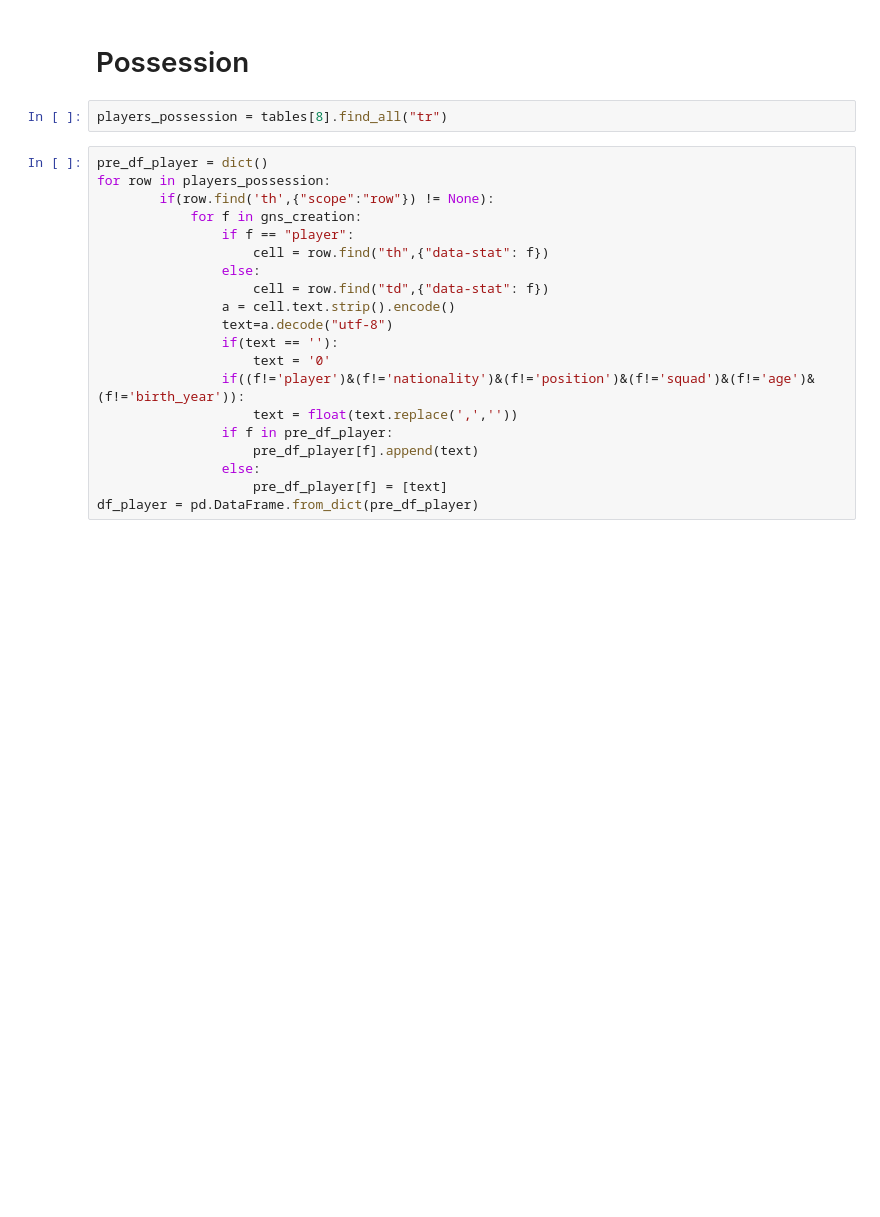
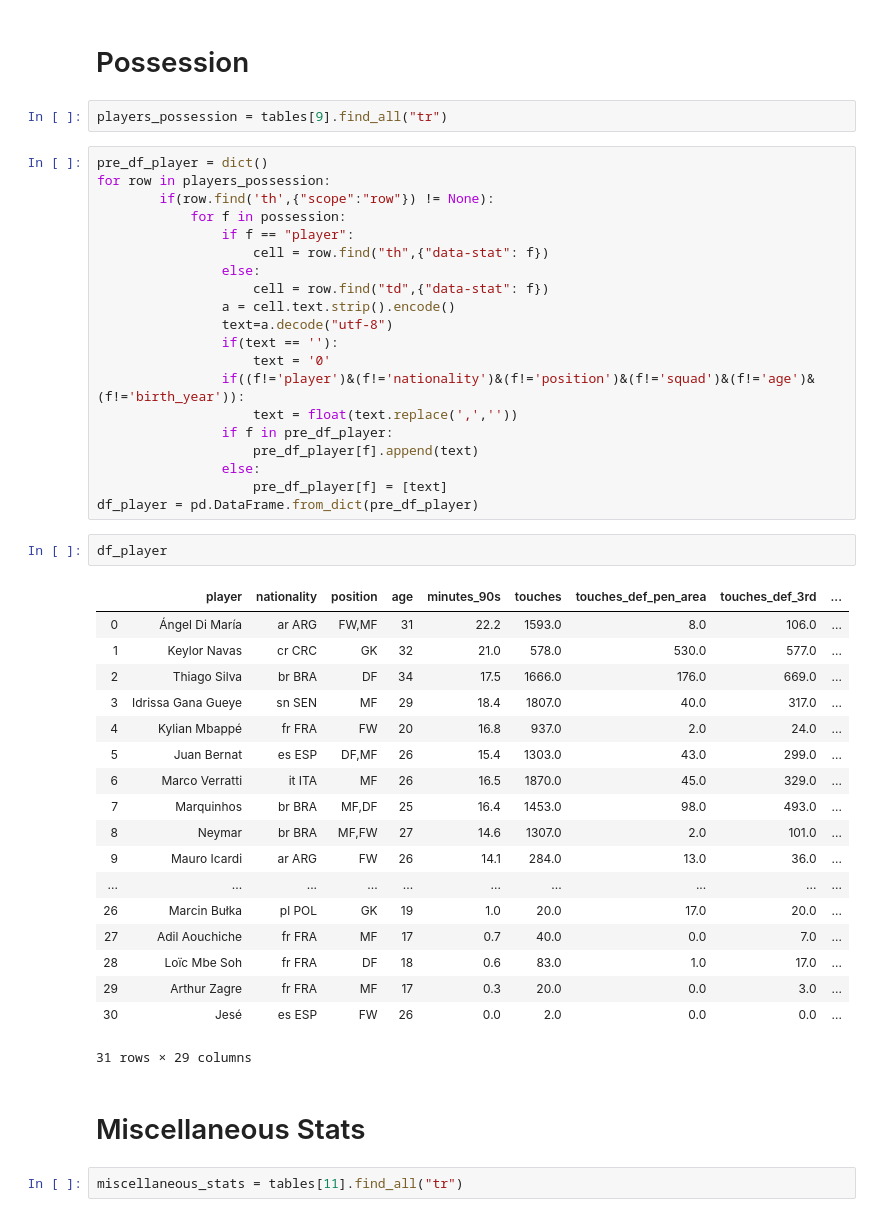
Before and after one commit to Udeet13/FBREF-scrapping-with-python, a Jupyter notebook: Again.ipynb, the cells around one changed output. Drawn from its saved outputs; the diff is of its cells as text; blank space fills up the shorter version.

```diff
--- a/Again.ipynb
+++ b/Again.ipynb
@@ -464,12 +466,12 @@ df_player
 # %% [markdown]
 # Possession
 # %%
-players_possession = tables[8].find_all("tr")
+players_possession = tables[9].find_all("tr")
 # %%
 pre_df_player = dict()
 for row in players_possession:
         if(row.find('th',{"scope":"row"}) != None):
-            for f in gns_creation:
+            for f in possession:
                 if f == "player":
                     cell = row.find("th",{"data-stat": f})
                 else:
@@ -485,3 +487,28 @@ for row in players_possession:
                 else:
                     pre_df_player[f] = [text]
 df_player = pd.DataFrame.from_dict(pre_df_player)
+# %%
+df_player
+# %% [output]
+|  | player | nationality | position | age | minutes_90s | touches | touches_def_pen_area | touches_def_3rd | ... |
+| 0 | Ángel Di María | ar ARG | FW,MF | 31 | 22.2 | 1593.0 | 8.0 | 106.0 | ... |
+| 1 | Keylor Navas | cr CRC | GK | 32 | 21.0 | 578.0 | 530.0 | 577.0 | ... |
+| 2 | Thiago Silva | br BRA | DF | 34 | 17.5 | 1666.0 | 176.0 | 669.0 | ... |
+| 3 | Idrissa Gana Gueye | sn SEN | MF | 29 | 18.4 | 1807.0 | 40.0 | 317.0 | ... |
+| 4 | Kylian Mbappé | fr FRA | FW | 20 | 16.8 | 937.0 | 2.0 | 24.0 | ... |
+| 5 | Juan Bernat | es ESP | DF,MF | 26 | 15.4 | 1303.0 | 43.0 | 299.0 | ... |
+| 6 | Marco Verratti | it ITA | MF | 26 | 16.5 | 1870.0 | 45.0 | 329.0 | ... |
+| 7 | Marquinhos | br BRA | MF,DF | 25 | 16.4 | 1453.0 | 98.0 | 493.0 | ... |
+| 8 | Neymar | br BRA | MF,FW | 27 | 14.6 | 1307.0 | 2.0 | 101.0 | ... |
+| 9 | Mauro Icardi | ar ARG | FW | 26 | 14.1 | 284.0 | 13.0 | 36.0 | ... |
+| ... | ... | ... | ... | ... | ... | ... | ... | ... | ... |
+| 26 | Marcin Bułka | pl POL | GK | 19 | 1.0 | 20.0 | 17.0 | 20.0 | ... |
+| 27 | Adil Aouchiche | fr FRA | MF | 17 | 0.7 | 40.0 | 0.0 | 7.0 | ... |
+| 28 | Loïc Mbe Soh | fr FRA | DF | 18 | 0.6 | 83.0 | 1.0 | 17.0 | ... |
+| 29 | Arthur Zagre | fr FRA | MF | 17 | 0.3 | 20.0 | 0.0 | 3.0 | ... |
+| 30 | Jesé | es ESP | FW | 26 | 0.0 | 2.0 | 0.0 | 0.0 | ... |
+31 rows × 29 columns
+# %% [markdown]
+# Miscellaneous Stats
+# %%
+miscellaneous_stats = tables[11].find_all("tr")
```
Also changed, not shown: parts of 6 cells of this notebook, 1 other file.
